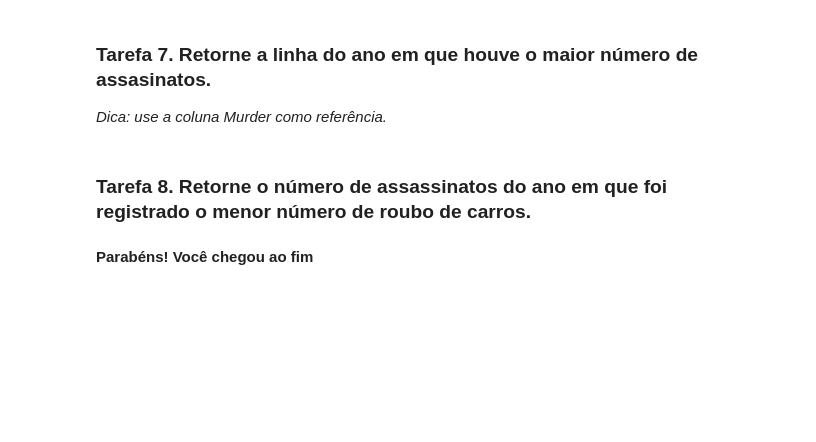
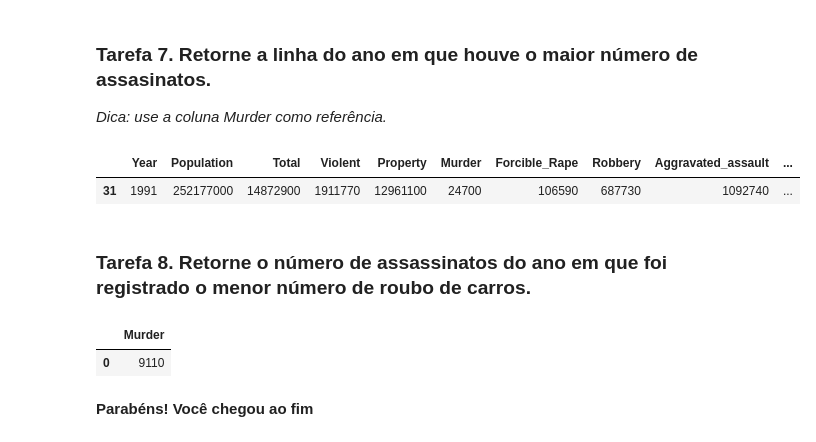
Before and after one commit to raphamado/data-manipulation-exercises, a Jupyter notebook: Manipulacao_de_Dados_Ex_02.ipynb, the cells around one changed output. Saved outputs shown, nothing was run; the diff lists cells and outputs as text; code cells hidden in the pictures; blank space fills up the shorter version.

```diff
--- a/Manipulacao_de_Dados_Ex_02.ipynb
+++ b/Manipulacao_de_Dados_Ex_02.ipynb
@@ -133,2 +131,7 @@ crime.Y
+# %%
+crime.loc[crime.Murder == crime.Murder.max()]
+# %% [output]
+|  | Year | Population | Total | Violent | Property | Murder | Forcible_Rape | Robbery | Aggravated_assault | ... |
+| 31 | 1991 | 252177000 | 14872900 | 1911770 | 12961100 | 24700 | 106590 | 687730 | 1092740 | ... |
 # %% [markdown]
 ### Tarefa 8. Retorne o número de assassinatos do ano em que foi registrado o menor número de roubo de carros.
@@ -137,2 +138,7 @@ crime.Y
+# %%
+crime.loc[crime.Vehicle_Theft == crime.Vehicle_Theft.min(), ['Murder']]
+# %% [output]
+|  | Murder |
+| 0 | 9110 |
 # %% [markdown]
 **Parabéns! Você chegou ao fim**
```
Also changed, not shown: parts of 2 cells of this notebook.
